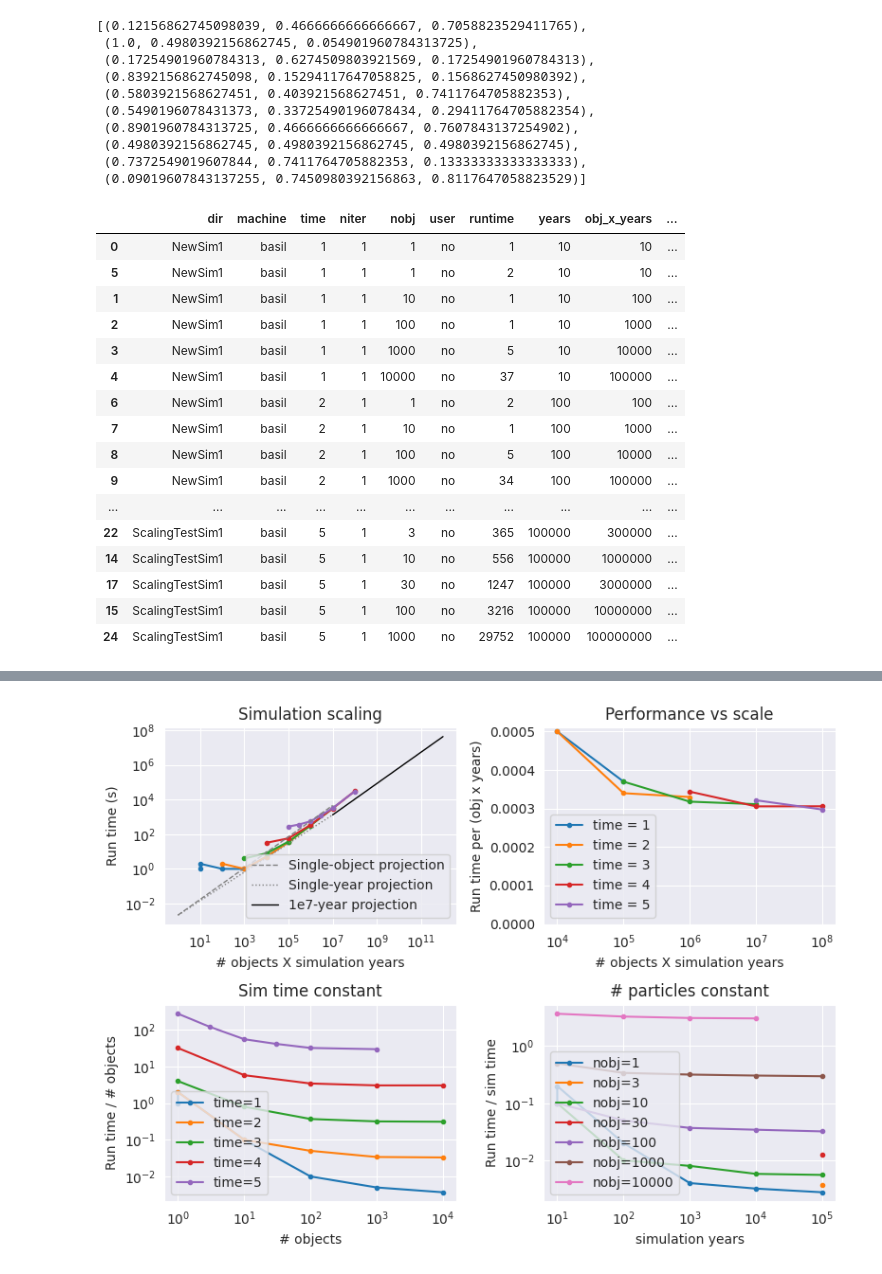
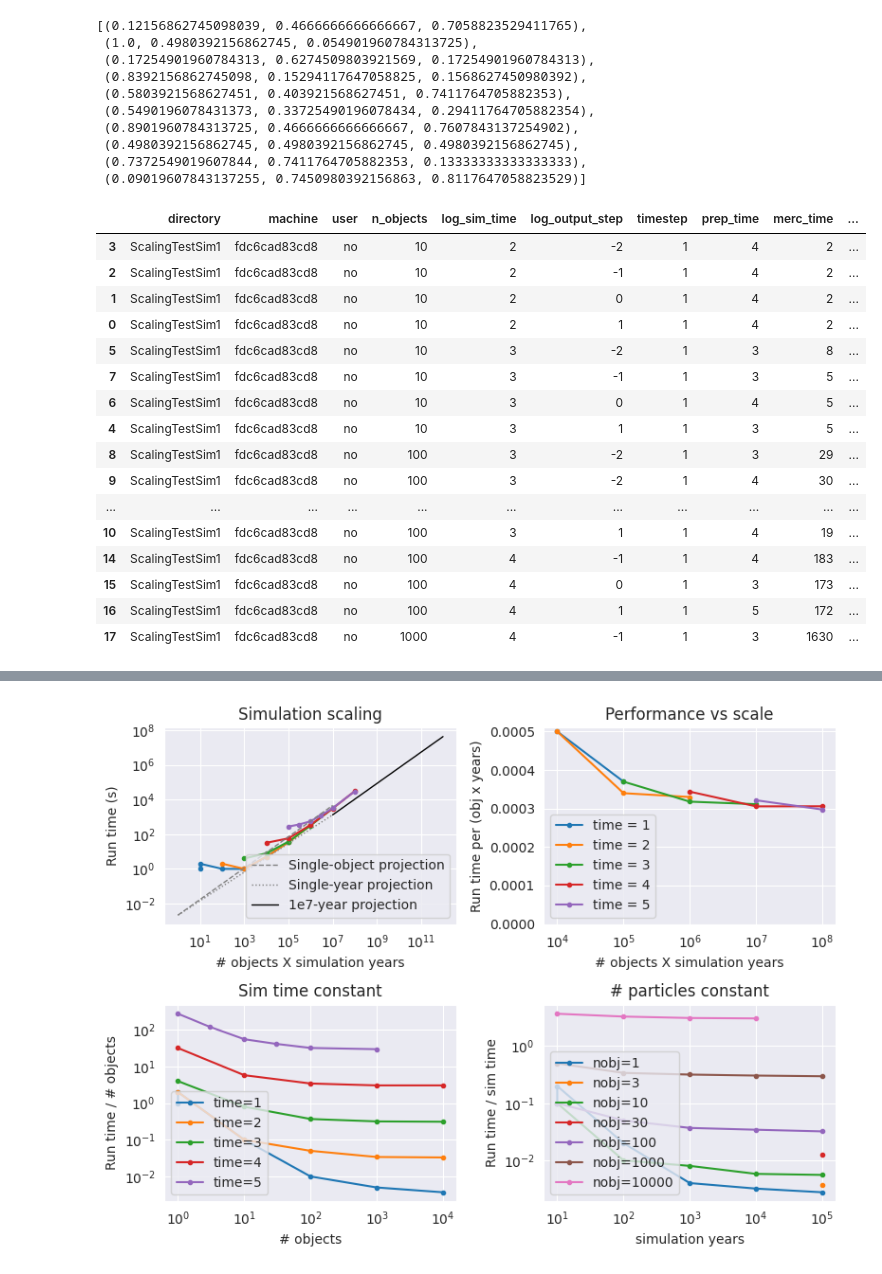
Before and after one commit to danieltalsky/moons, a Jupyter notebook: merc_module/runtime_scaling_visualization.ipynb, the cells around one changed output, grey strips where cells are left out. Drawn from its saved outputs; the diff is of its cells as text; code cells hidden in the pictures.

```diff
--- a/merc_module/runtime_scaling_visualization.ipynb
+++ b/merc_module/runtime_scaling_visualization.ipynb
@@ -32,31 +32,37 @@ pal
  (0.4980392156862745, 0.4980392156862745, 0.4980392156862745),
  (0.7372549019607844, 0.7411764705882353, 0.13333333333333333),
  (0.09019607843137255, 0.7450980392156863, 0.8117647058823529)]
+# %%
+admin_cols = ["directory", "machine", "user"]
+param_cols = ["n_objects", "log_sim_time", "log_output_step", "timestep"]
+runtime_cols = ["prep_time", "merc_time", "elem_time", "plot_time"]
 # %%
 runtimes = pd.read_csv("../runtime.csv", header=None)
-runtimes.columns = ["dir", "machine", "time", "niter", "nobj", "user", "runtime"]
-for c in ["time", "niter", "nobj", "runtime"]:
+runtimes.columns = admin_cols + param_cols + runtime_cols
+for c in param_cols + runtime_cols:
     runtimes[c] = runtimes[c].astype("int")
-runtimes["years"] = 10**runtimes["time"]
-runtimes["obj_x_years"] = runtimes["years"] * runtimes["nobj"]
-runtimes["runtime_per_obj_x_years"] = runtimes["runtime"] / runtimes["obj_x_years"]
-runtimes = runtimes.sort_values(["time","nobj","runtime"])
+runtimes["sim_time"] = 10**runtimes["log_sim_time"]
+runtimes["output_step"] = 10.**runtimes["log_output_step"]
+runtimes["runtime"] = runtimes[runtime_cols].sum(axis=1)
+runtimes["obj_x_simtime"] = runtimes["sim_time"] * runtimes["n_objects"]
+runtimes["runtime_per_obj_x_simtime"] = runtimes["runtime"] / runtimes["obj_x_simtime"]
+runtimes = runtimes.sort_values(param_cols+["runtime"])
 runtimes
 # %% [output]
-|  | dir | machine | time | niter | nobj | user | runtime | years | obj_x_years | ... |
-| 0 | NewSim1 | basil | 1 | 1 | 1 | no | 1 | 10 | 10 | ... |
-| 5 | NewSim1 | basil | 1 | 1 | 1 | no | 2 | 10 | 10 | ... |
-| 1 | NewSim1 | basil | 1 | 1 | 10 | no | 1 | 10 | 100 | ... |
-| 2 | NewSim1 | basil | 1 | 1 | 100 | no | 1 | 10 | 1000 | ... |
-| 3 | NewSim1 | basil | 1 | 1 | 1000 | no | 5 | 10 | 10000 | ... |
-| 4 | NewSim1 | basil | 1 | 1 | 10000 | no | 37 | 10 | 100000 | ... |
-| 6 | NewSim1 | basil | 2 | 1 | 1 | no | 2 | 100 | 100 | ... |
-| 7 | NewSim1 | basil | 2 | 1 | 10 | no | 1 | 100 | 1000 | ... |
-| 8 | NewSim1 | basil | 2 | 1 | 100 | no | 5 | 100 | 10000 | ... |
-| 9 | NewSim1 | basil | 2 | 1 | 1000 | no | 34 | 100 | 100000 | ... |
+|  | directory | machine | user | n_objects | log_sim_time | log_output_step | timestep | prep_time | merc_time | ... |
+| 3 | ScalingTestSim1 | fdc6cad83cd8 | no | 10 | 2 | -2 | 1 | 4 | 2 | ... |
+| 2 | ScalingTestSim1 | fdc6cad83cd8 | no | 10 | 2 | -1 | 1 | 4 | 2 | ... |
+| 1 | ScalingTestSim1 | fdc6cad83cd8 | no | 10 | 2 | 0 | 1 | 4 | 2 | ... |
+| 0 | ScalingTestSim1 | fdc6cad83cd8 | no | 10 | 2 | 1 | 1 | 4 | 2 | ... |
+| 5 | ScalingTestSim1 | fdc6cad83cd8 | no | 10 | 3 | -2 | 1 | 3 | 8 | ... |
+| 7 | ScalingTestSim1 | fdc6cad83cd8 | no | 10 | 3 | -1 | 1 | 3 | 5 | ... |
+| 6 | ScalingTestSim1 | fdc6cad83cd8 | no | 10 | 3 | 0 | 1 | 4 | 5 | ... |
+| 4 | ScalingTestSim1 | fdc6cad83cd8 | no | 10 | 3 | 1 | 1 | 3 | 5 | ... |
+| 8 | ScalingTestSim1 | fdc6cad83cd8 | no | 100 | 3 | -2 | 1 | 3 | 29 | ... |
+| 9 | ScalingTestSim1 | fdc6cad83cd8 | no | 100 | 3 | -2 | 1 | 4 | 30 | ... |
 | ... | ... | ... | ... | ... | ... | ... | ... | ... | ... | ... |
-| 22 | ScalingTestSim1 | basil | 5 | 1 | 3 | no | 365 | 100000 | 300000 | ... |
-| 14 | ScalingTestSim1 | basil | 5 | 1 | 10 | no | 556 | 100000 | 1000000 | ... |
-| 17 | ScalingTestSim1 | basil | 5 | 1 | 30 | no | 1247 | 100000 | 3000000 | ... |
-| 15 | ScalingTestSim1 | basil | 5 | 1 | 100 | no | 3216 | 100000 | 10000000 | ... |
-| 24 | ScalingTestSim1 | basil | 5 | 1 | 1000 | no | 29752 | 100000 | 100000000 | ... |
+| 10 | ScalingTestSim1 | fdc6cad83cd8 | no | 100 | 3 | 1 | 1 | 4 | 19 | ... |
+| 14 | ScalingTestSim1 | fdc6cad83cd8 | no | 100 | 4 | -1 | 1 | 4 | 183 | ... |
+| 15 | ScalingTestSim1 | fdc6cad83cd8 | no | 100 | 4 | 0 | 1 | 3 | 173 | ... |
+| 16 | ScalingTestSim1 | fdc6cad83cd8 | no | 100 | 4 | 1 | 1 | 5 | 172 | ... |
+| 17 | ScalingTestSim1 | fdc6cad83cd8 | no | 1000 | 4 | -1 | 1 | 3 | 1630 | ... |
```
Also changed, not shown: parts of 9 cells of this notebook, 2 other files.
